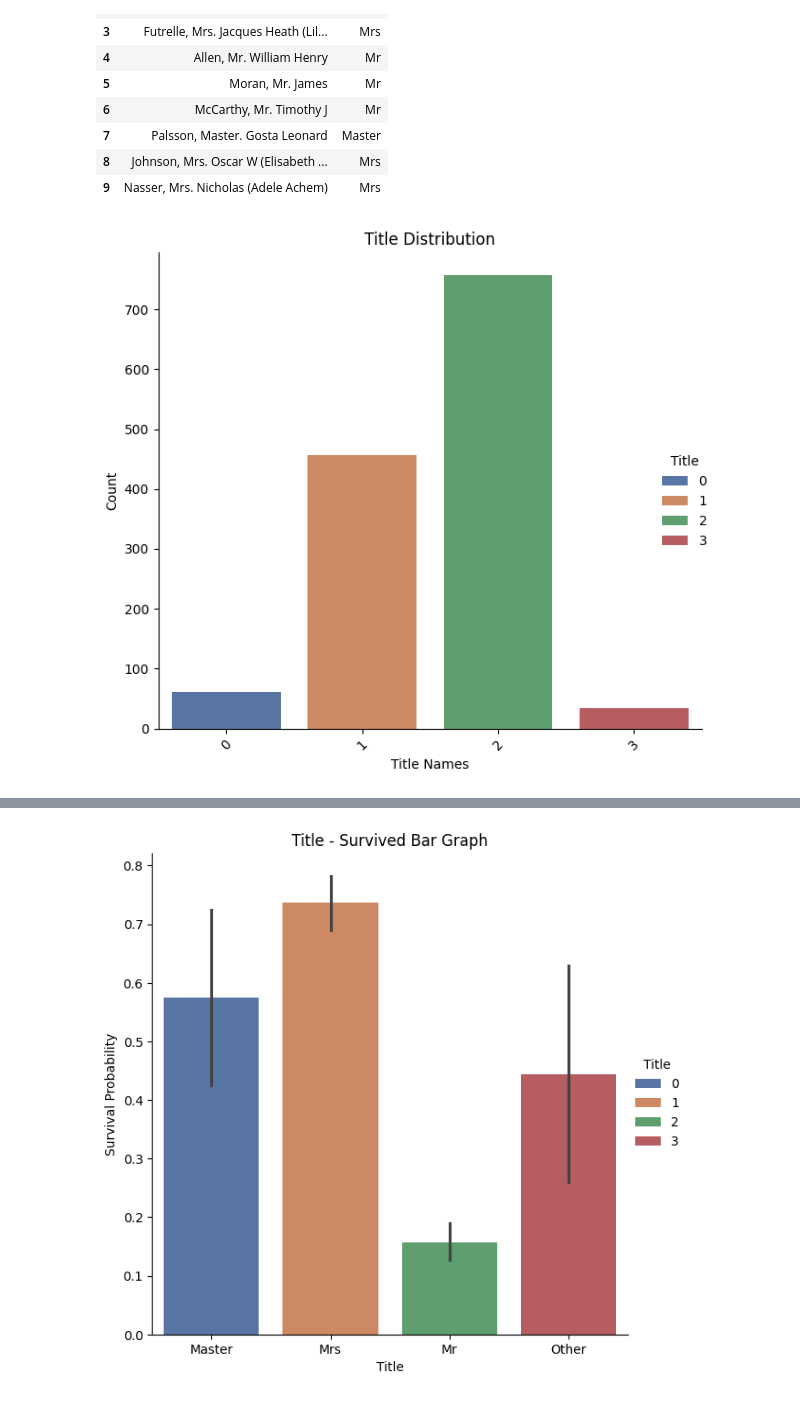
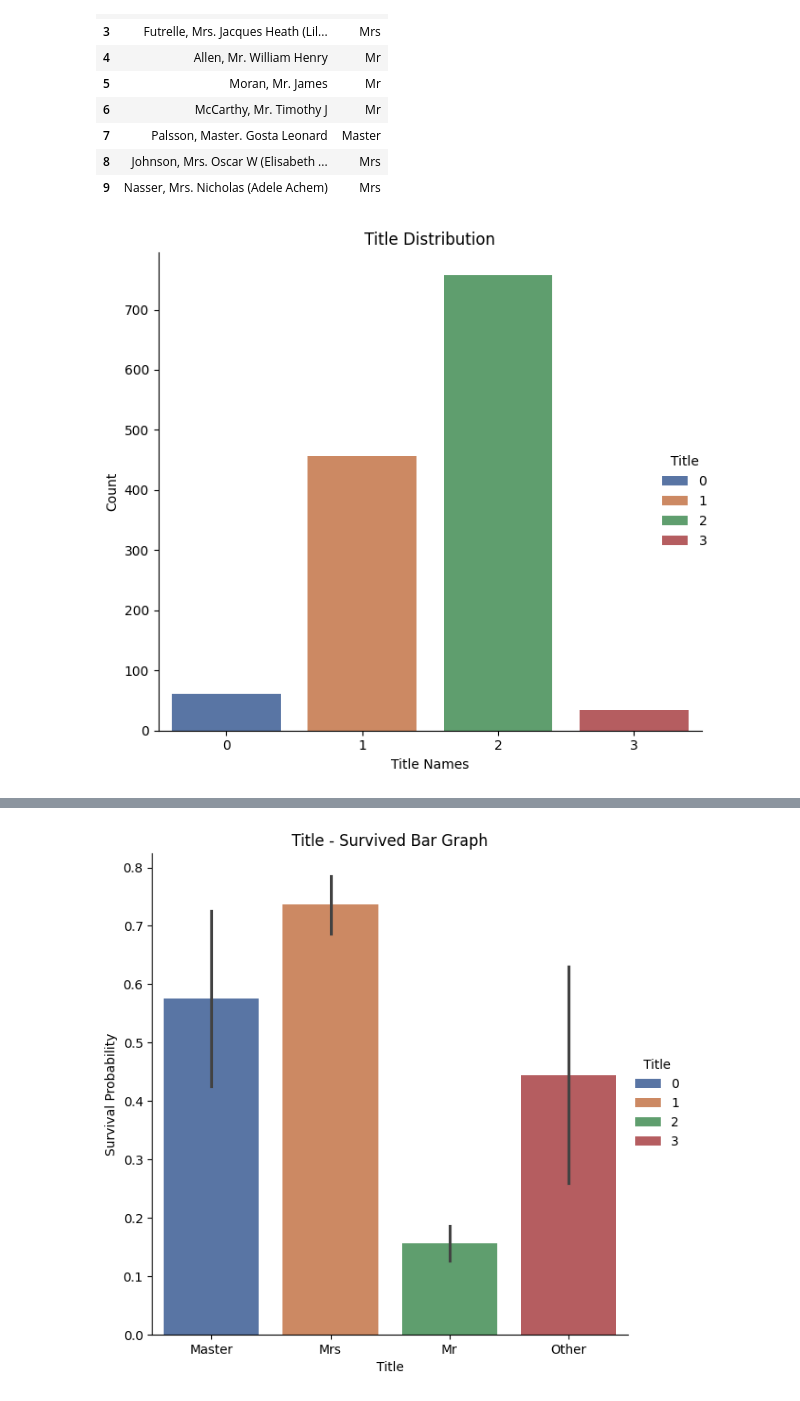
Before and after one commit to MertHasanAslan/titanic_ml, a Jupyter notebook: src/titanic_ml.ipynb, the cells around one changed output, grey strips where cells are left out. Cells and saved outputs as stored; diff of their text form; code cells hidden in the pictures.

```diff
--- a/src/titanic_ml.ipynb
+++ b/src/titanic_ml.ipynb
@@ -620,16 +620,15 @@ full_df["Title"] = [0 if i=="Master" else 1 if (i == "Miss" or i == "Mrs")  else
 # %%
 title_counts = full_df["Title"].value_counts().reset_index()
 title_counts.columns = ["Title", "Count"]
 
 sns.catplot(data=title_counts, x="Title", y="Count", kind="bar", height=6, hue="Title", palette="deep")
 plt.title("Title Distribution")
 plt.xlabel("Title Names")
 plt.ylabel("Count")
-plt.xticks(rotation=45)
 plt.tight_layout()
 plt.show()
 # %% [output]
-[figure, old version]
+[figure, new version]
 # %%
 plt.figure(figsize=(6.5, 6.0))
 sns.countplot(data=full_df, x="Title", hue="Title", palette="deep")
```
Also changed, not shown: parts of 11 cells of this notebook.
